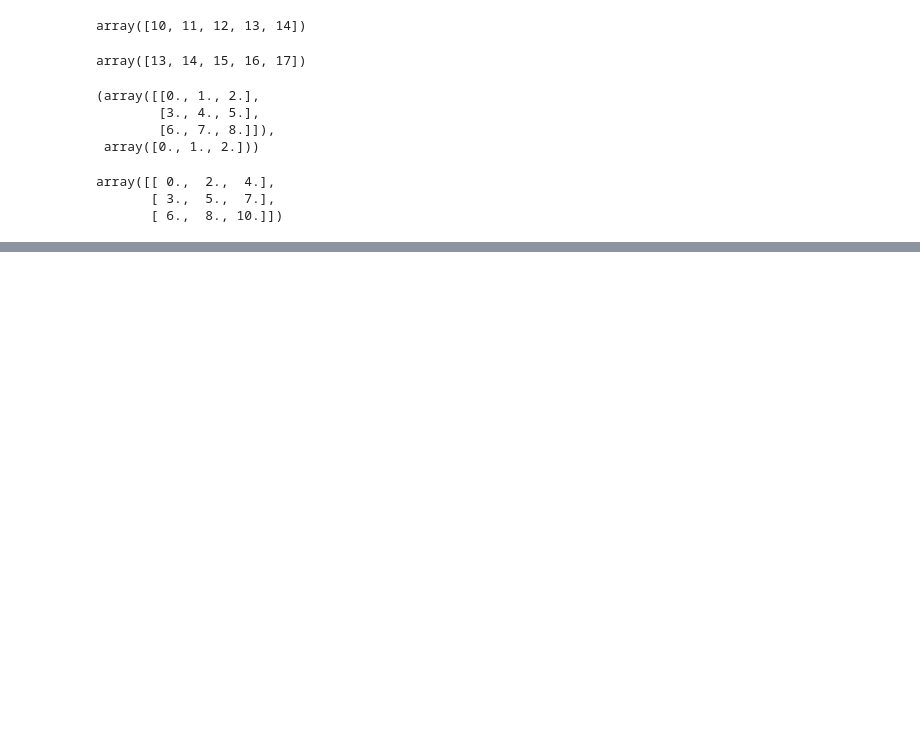
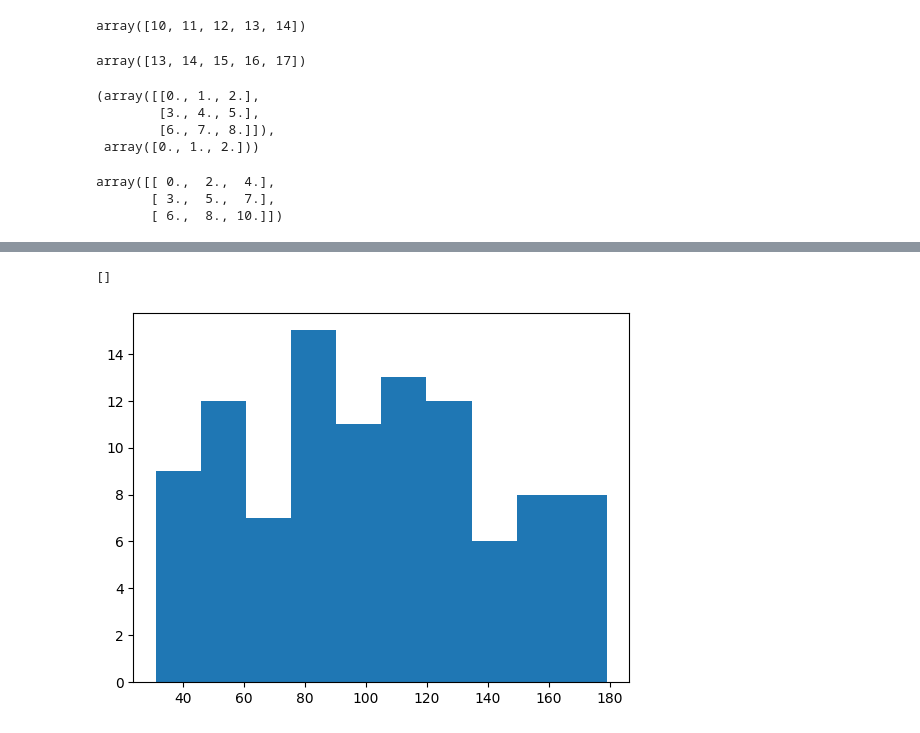
Before and after one commit to nuraln/stupend-lesson, a Jupyter notebook: Materi/00. Self learning/02_numpy.ipynb, the cells around one changed output, grey strips where cells are left out. Cells and saved outputs as stored; diff of their text form; code cells hidden in the pictures; blank space fills up the shorter version.

```diff
--- a/Materi/00. Self learning/02_numpy.ipynb
+++ b/Materi/00. Self learning/02_numpy.ipynb
@@ -326,0 +387,6 @@ array([[ 0.,  2.,  4.],
+# %%
+plt.hist(study_minutes[study_minutes >0 ])
+plt.plot()
+# %% [output]
+[]
+[figure, added]
```
Also changed, not shown: parts of 10 cells of this notebook.
